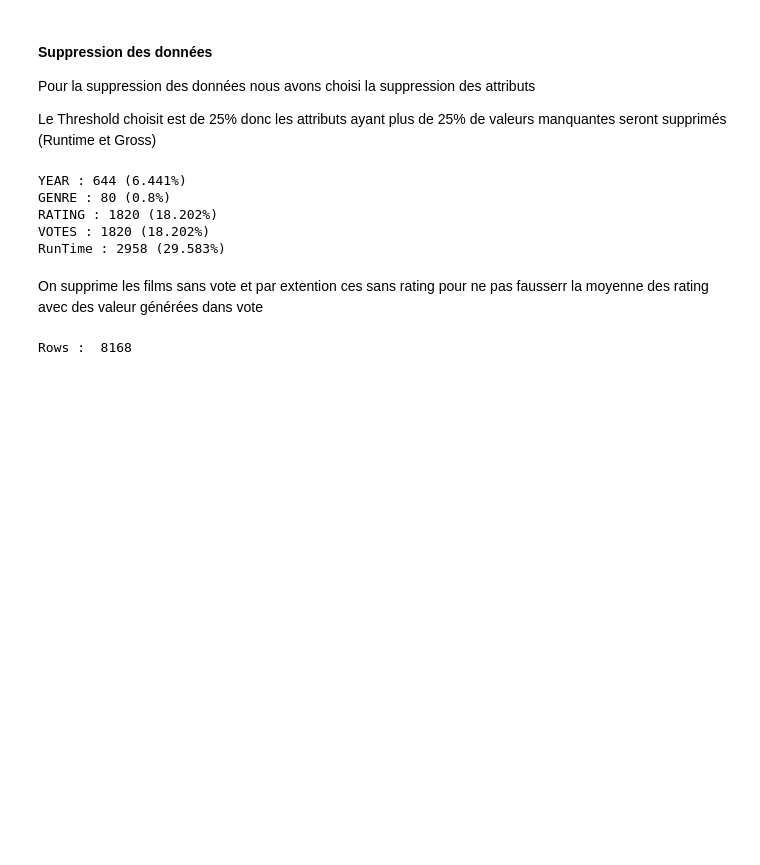
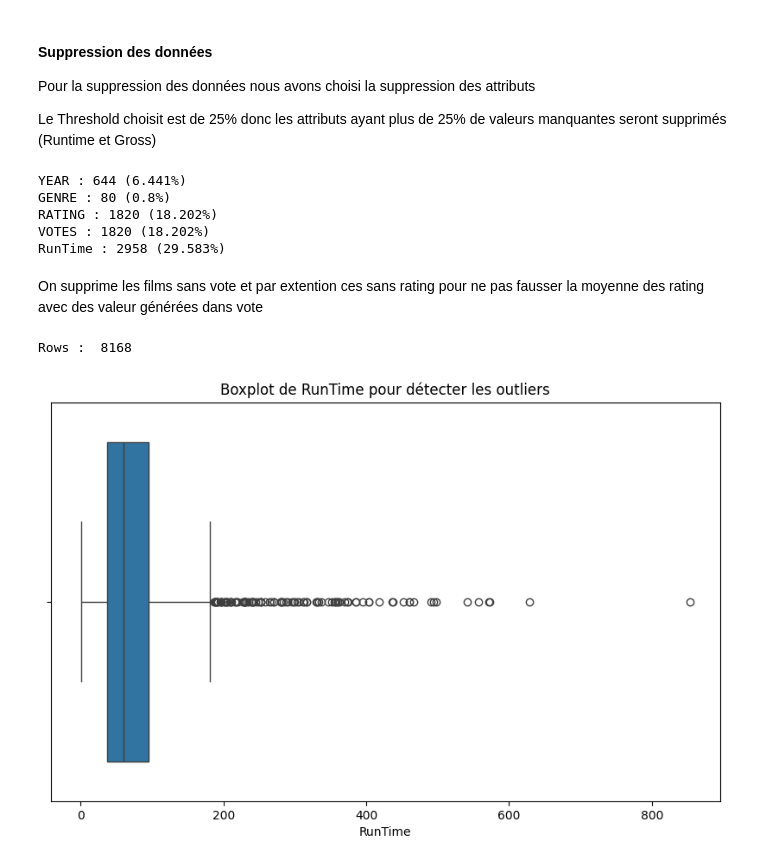
Before and after one commit to EnzoPENISSON/formation-ia, a Jupyter notebook: machine_learning/data_preprocessing/tp_movies.ipynb, the cells around one changed output. Drawn from its saved outputs; the diff is of its cells as text; code cells hidden in the pictures; blank space fills up the shorter version.

```diff
--- a/machine_learning/data_preprocessing/tp_movies.ipynb
+++ b/machine_learning/data_preprocessing/tp_movies.ipynb
@@ -107,5 +107,5 @@ RATING : 1820 (18.202%)
 VOTES : 1820 (18.202%)
 RunTime : 2958 (29.583%)
 # %% [markdown]
-On supprime les films sans vote et par extention ces sans rating pour ne pas fausserr la moyenne des rating avec des valeur générées dans vote
+On supprime les films sans vote et par extention ces sans rating pour ne pas fausser la moyenne des rating avec des valeur générées dans vote
 # %%
@@ -119,3 +119,13 @@ for idx in range(df.shape[0]):
 print("Rows : ", df.shape[0])
 # %% [output]
 Rows :  8168
+# %%
+import seaborn as sns
+
+plt.figure(figsize=(10, 6))
+sns.boxplot(x=df.RunTime)
+plt.title("Boxplot de RunTime pour détecter les outliers")
+plt.xlabel("RunTime")
+plt.show()
+# %% [output]
+[figure, added]
```
Also changed, not shown: parts of 8 cells of this notebook, 1 other file.
